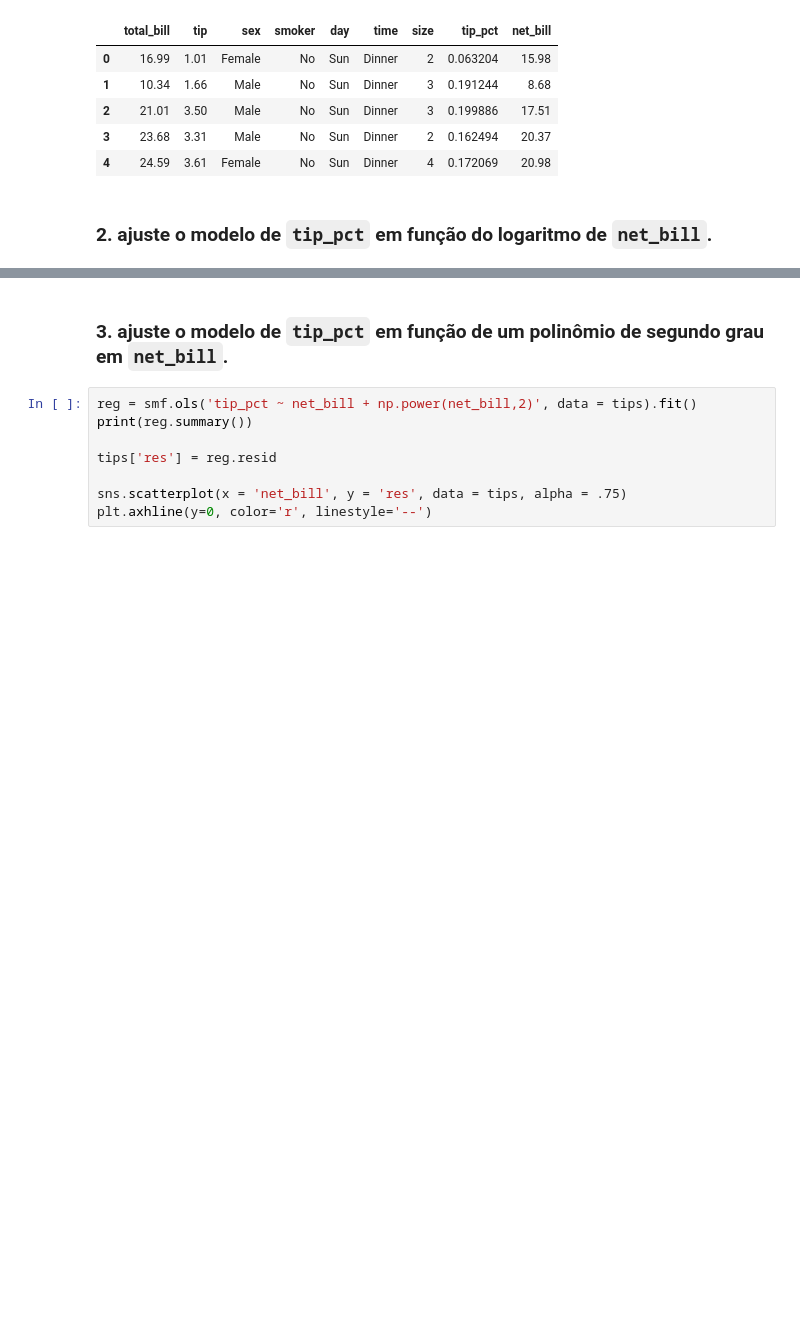
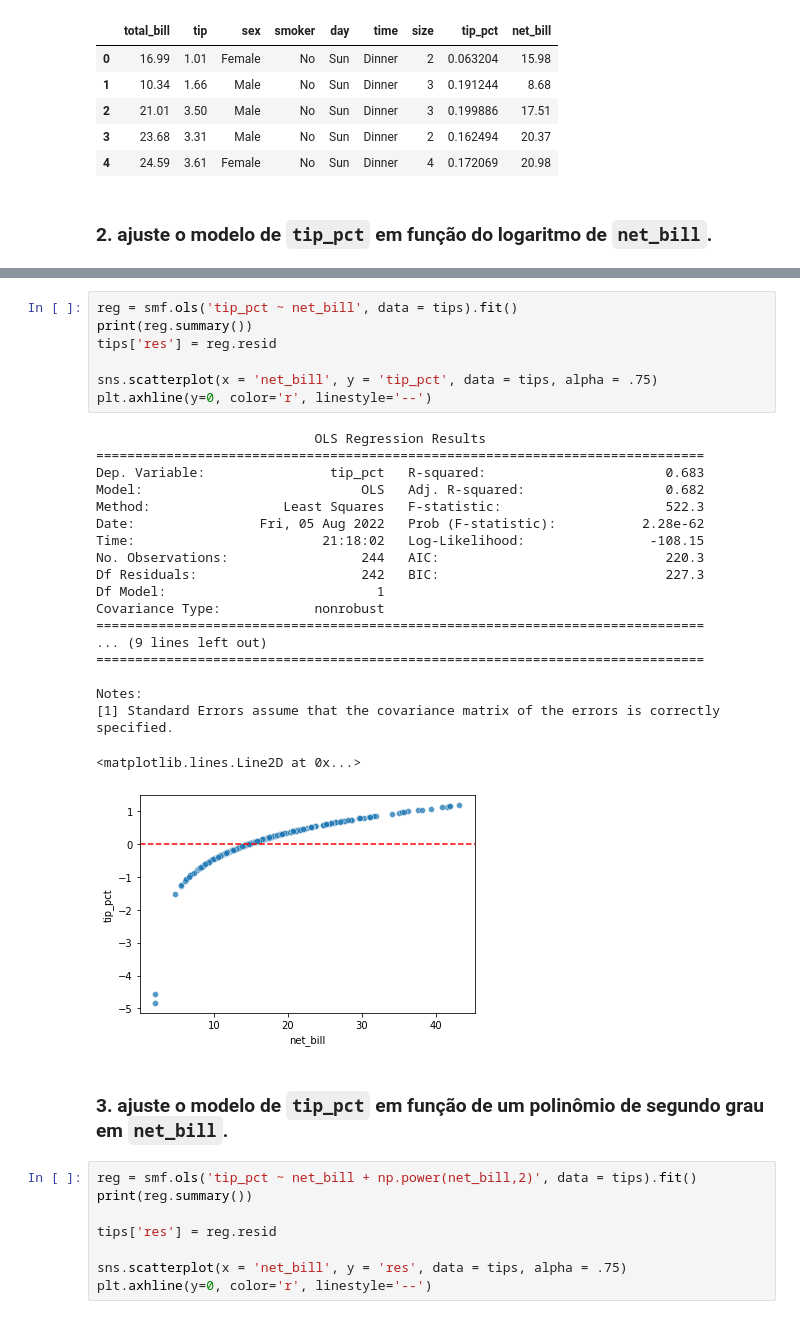
Before and after one commit to lgrdcmt/ebac_exercicios, a Jupyter notebook: Mod12 - Exerc02.ipynb, the cells around one changed output, grey strips where cells are left out. Saved outputs shown, nothing was run; the diff lists cells and outputs as text; blank space fills up the shorter version.

````diff
--- a/Mod12 - Exerc02.ipynb
+++ b/Mod12 - Exerc02.ipynb
@@ -42,3 +42,30 @@ sns.regplot(x = 'net_bill', y = 'tip_pct', data = tips)
+# %%
+reg = smf.ols('tip_pct ~ net_bill', data = tips).fit()
+print(reg.summary())
+tips['res'] = reg.resid
+
+sns.scatterplot(x = 'net_bill', y = 'tip_pct', data = tips, alpha = .75)
+plt.axhline(y=0, color='r', linestyle='--')
+# %% [output]
+                            OLS Regression Results
+==============================================================================
+Dep. Variable:                tip_pct   R-squared:                       0.683
+Model:                            OLS   Adj. R-squared:                  0.682
+Method:                 Least Squares   F-statistic:                     522.3
+Date:                Fri, 05 Aug 2022   Prob (F-statistic):           2.28e-62
+Time:                        21:18:02   Log-Likelihood:                -108.15
+No. Observations:                 244   AIC:                             220.3
+Df Residuals:                     242   BIC:                             227.3
+Df Model:                           1
+Covariance Type:            nonrobust
+==============================================================================
+... (9 lines left out)
+==============================================================================
+
+Notes:
+[1] Standard Errors assume that the covariance matrix of the errors is correctly specified.
+<matplotlib.lines.Line2D at 0x...>
+[figure, added]
 # %% [markdown]
 ###  3. ajuste o modelo de ```tip_pct``` em função de um polinômio de segundo grau em ```net_bill```.
 # %%
````
Also changed, not shown: parts of 5 cells of this notebook.
